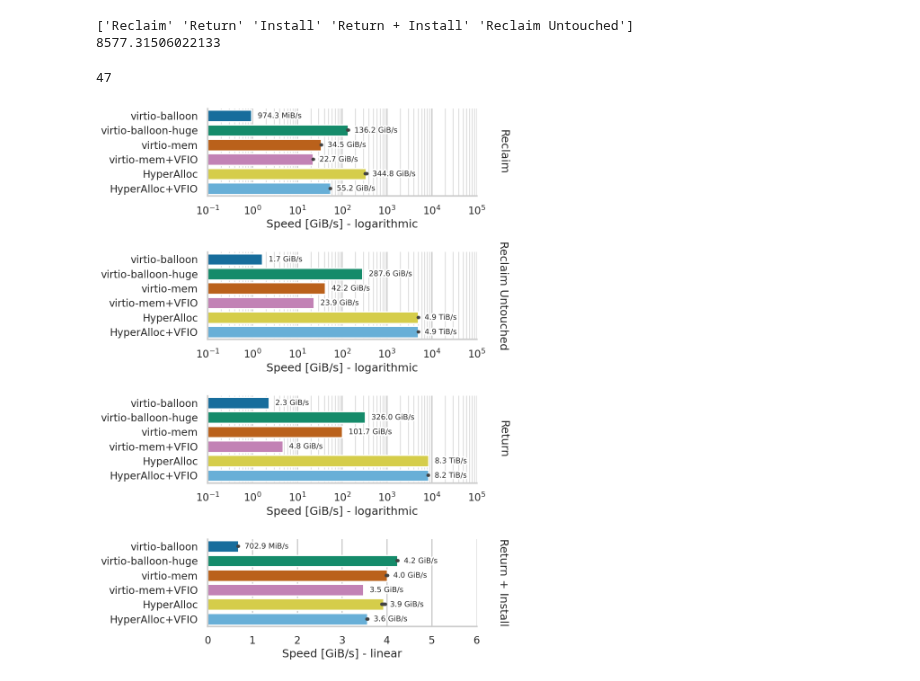
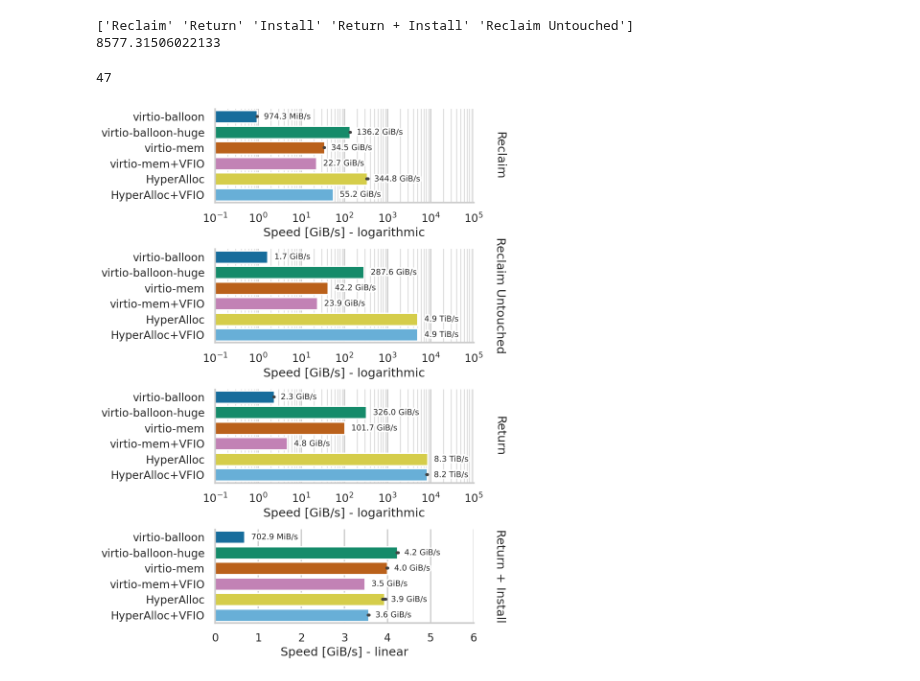
Before and after one commit to luhsra/hyperalloc-bench, a Jupyter notebook: inflate.ipynb, the cells around one changed output. Cells and saved outputs as stored; diff of their text form; code cells hidden in the pictures.

Commit message:
Improve inflate plot

```diff
--- a/inflate.ipynb
+++ b/inflate.ipynb
@@ -92,43 +92,44 @@ print(pgd["time"].max())
 order = ["virtio-balloon","virtio-balloon-huge","virtio-mem","virtio-mem+VFIO","HyperAlloc","HyperAlloc+VFIO"]
 p = sns.FacetGrid(pgd, row="op", margin_titles=True,
                   row_order=["Reclaim", "Reclaim Untouched", "Return", "Return + Install"],
-                  aspect=3, height=3.2, sharex=False)
+                  aspect=3, height=3, sharex=False)
 
 p.map_dataframe(sns.barplot, y="mode", hue="mode", hue_order=order,
                 palette="colorblind6", x="time", dodge=False)
 p.set(ylabel=None)
+p.figure.subplots_adjust(hspace=0.5)
 
 def mem_fmt(x: float) -> str:
     x *= 1024**3
     sizes = ["TiB", "GiB", "MiB", "KiB"]
     for i, suffix in enumerate(sizes):
         mul = 1024 ** (len(sizes) - i)
         if x > mul: return f"{x/mul:.1f} {suffix}/s"
     return f"{x:.2} B/s"
 
 for key, ax in p.axes_dict.items():
     if key != "Return + Install":
         ax.set(xlim=(1e-1, 1e5))
         ax.set_xscale("log", base=10)
         ax.set(xlabel="Speed [GiB/s] - logarithmic")
     else:
         ax.set(xlim=(0, 6))
         ax.set(xlabel="Speed [GiB/s] - linear")
 
     ax.grid(True, which="minor", linewidth=1)
     for c in ax.containers:
         ax.bar_label(c, fmt=mem_fmt, fontsize=12, padding=10,
                      path_effects=[patheffects.withStroke(linewidth=5, foreground='white')])
 p.set_titles(row_template="{row_name}", xytext=(1.08, 0.5))
 p.figure.savefig("inflate/inflate.pdf", bbox_inches="tight")
 p.figure.savefig("inflate/inflate.svg", bbox_inches="tight")
-dref_dataframe("inflate", Path("inflate"), ["mode", "iter", "op"], pgd)
+dref_dataframe("inflate", Path("inflate"), ["mode", "op"], pgd[["mode", "op", "time"]])
 Path("inflate/inflate.dref").open("a").write(f"\\drefset{{inflate/max_access}}{{{max_access}}}")
 # %% [output]
 ['Reclaim' 'Return' 'Install' 'Return + Install' 'Reclaim Untouched']
 8577.31506022133
 47
-[figure, old version]
+[figure, new version]
 # %%
 # Touched
 paths = [
```
Also changed, not shown: 3 other files.
